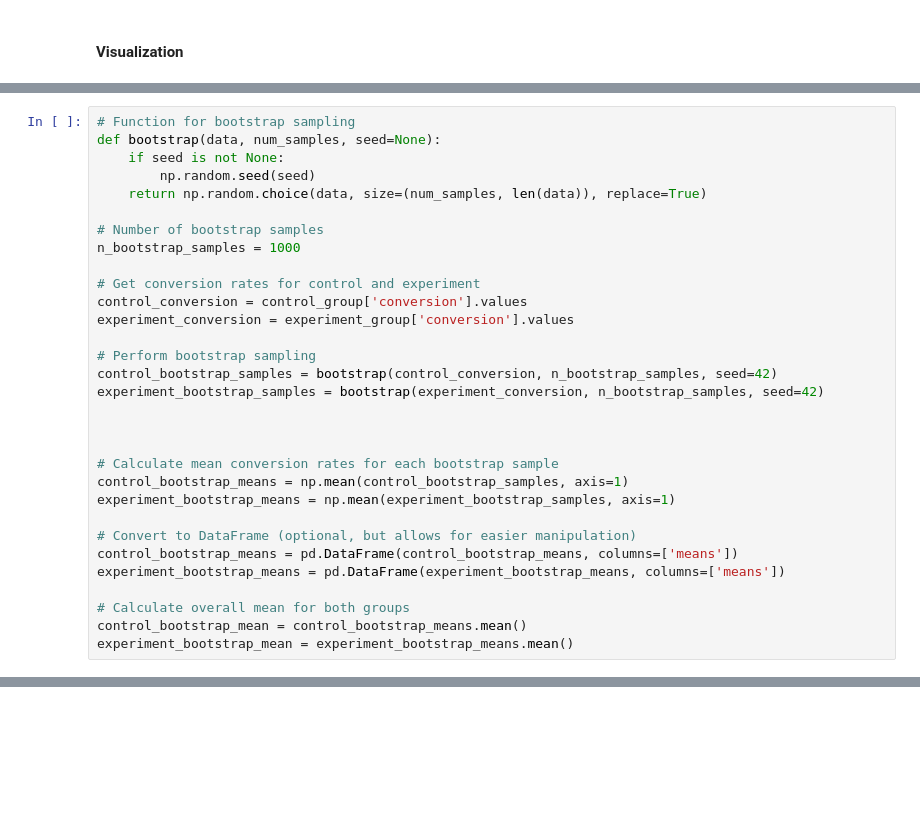
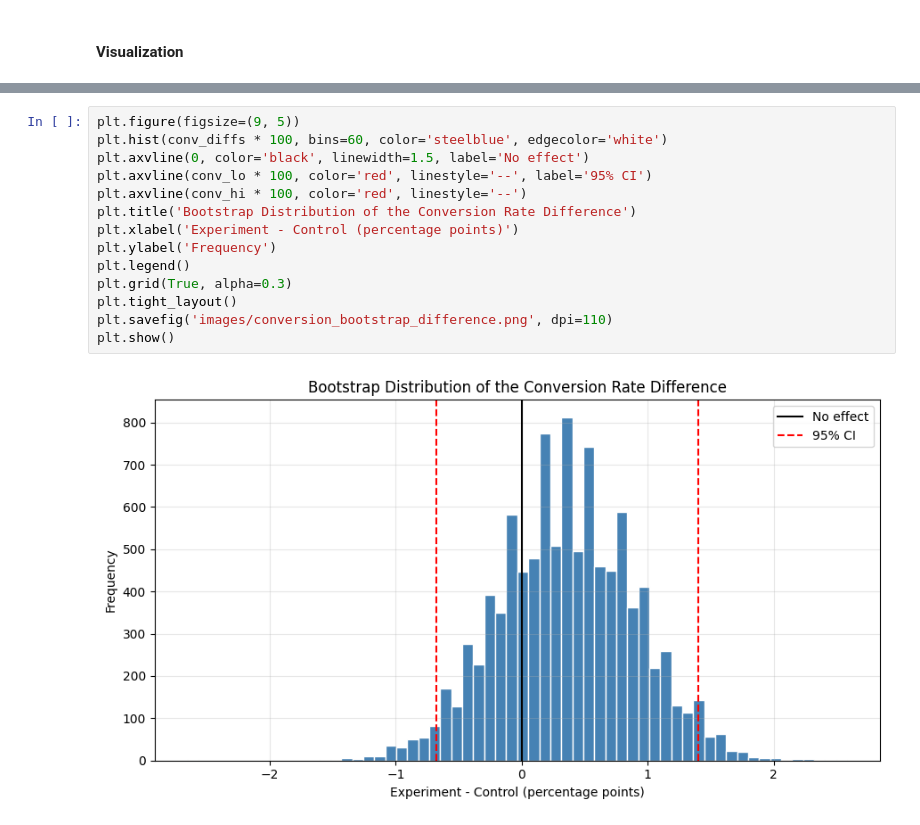
Before and after one commit to S0la1re/Product-Ranking-AB-Testing, a Jupyter notebook: main.ipynb, the cells around one changed output, grey strips where cells are left out. Drawn from its saved outputs; the diff is of its cells as text; blank space fills up the shorter version.

```diff
--- a/main.ipynb
+++ b/main.ipynb
@@ -576,31 +730,0 @@ Using bootstrapping is a great idea if you have high data variability, as you ca
-# %%
-# Function for bootstrap sampling
-def bootstrap(data, num_samples, seed=None):
-    if seed is not None:
-        np.random.seed(seed)
-    return np.random.choice(data, size=(num_samples, len(data)), replace=True)
-
-# Number of bootstrap samples
-n_bootstrap_samples = 1000
-
-# Get conversion rates for control and experiment
-control_conversion = control_group['conversion'].values
-experiment_conversion = experiment_group['conversion'].values
-
-# Perform bootstrap sampling
-control_bootstrap_samples = bootstrap(control_conversion, n_bootstrap_samples, seed=42)
-experiment_bootstrap_samples = bootstrap(experiment_conversion, n_bootstrap_samples, seed=42)
-
-
-
-# Calculate mean conversion rates for each bootstrap sample
-control_bootstrap_means = np.mean(control_bootstrap_samples, axis=1)
-experiment_bootstrap_means = np.mean(experiment_bootstrap_samples, axis=1)
-
-# Convert to DataFrame (optional, but allows for easier manipulation)
-control_bootstrap_means = pd.DataFrame(control_bootstrap_means, columns=['means'])
-experiment_bootstrap_means = pd.DataFrame(experiment_bootstrap_means, columns=['means'])
-
-# Calculate overall mean for both groups
-control_bootstrap_mean = control_bootstrap_means.mean()
-experiment_bootstrap_mean = experiment_bootstrap_means.mean()
@@ -797,0 +800,16 @@ Since there are no trade-offs between the metrics, and both conversion rate and
+# %%
+plt.figure(figsize=(9, 5))
+plt.hist(conv_diffs * 100, bins=60, color='steelblue', edgecolor='white')
+plt.axvline(0, color='black', linewidth=1.5, label='No effect')
+plt.axvline(conv_lo * 100, color='red', linestyle='--', label='95% CI')
+plt.axvline(conv_hi * 100, color='red', linestyle='--')
+plt.title('Bootstrap Distribution of the Conversion Rate Difference')
+plt.xlabel('Experiment - Control (percentage points)')
+plt.ylabel('Frequency')
+plt.legend()
+plt.grid(True, alpha=0.3)
+plt.tight_layout()
+plt.savefig('images/conversion_bootstrap_difference.png', dpi=110)
+plt.show()
+# %% [output]
+[figure, added]
```
Also changed, not shown: parts of 36 cells of this notebook, 7 other files.
